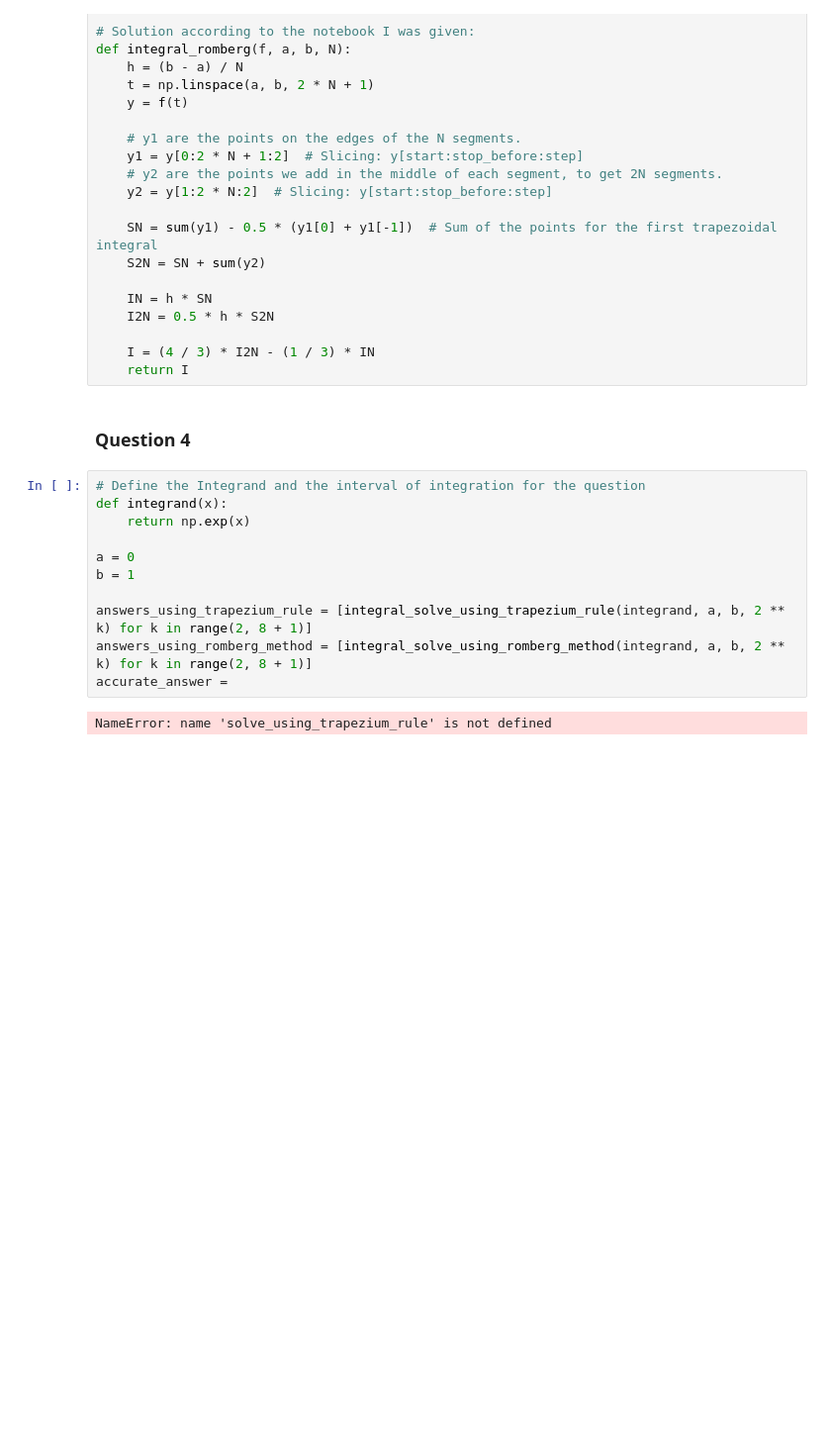
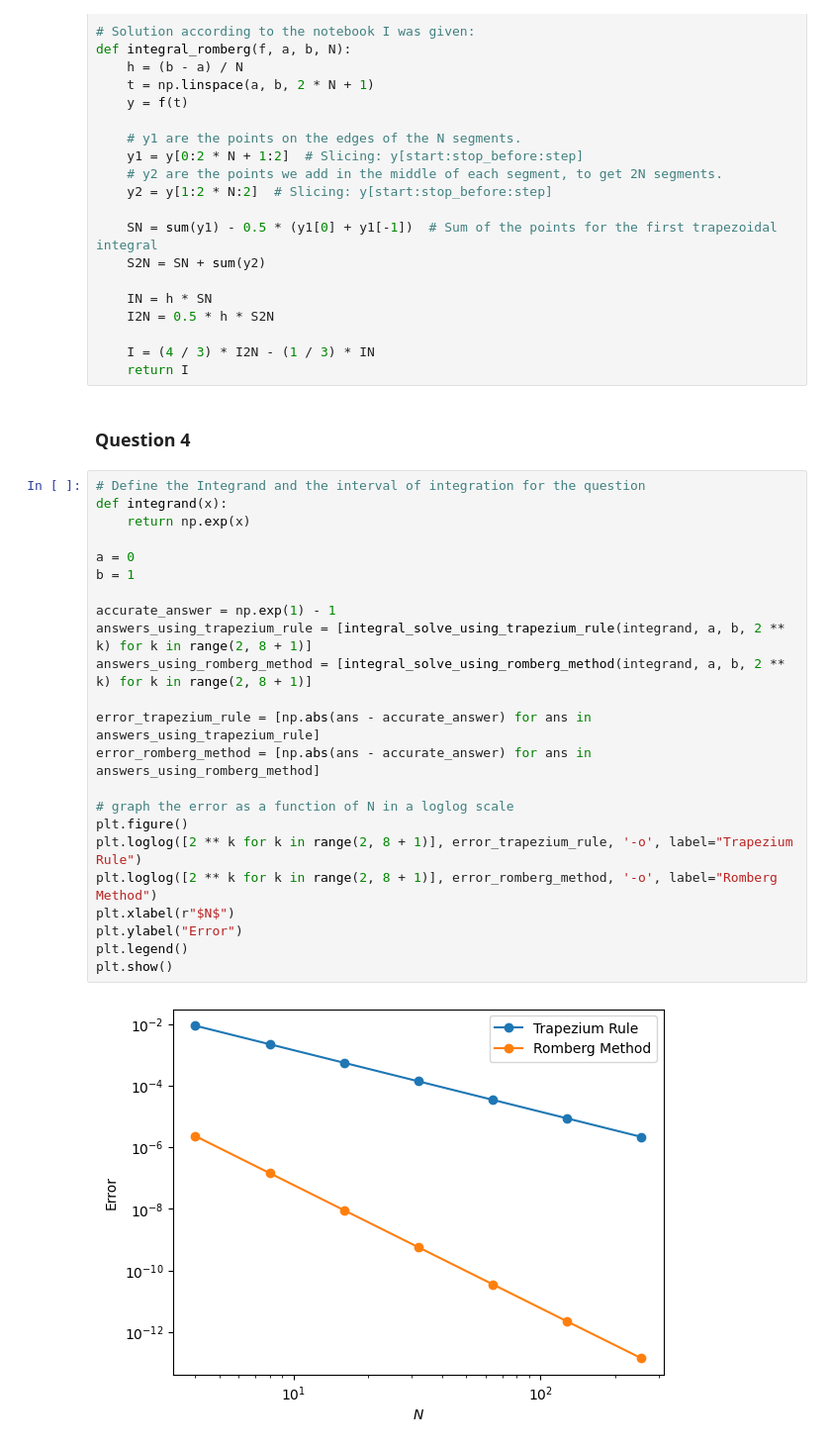
Before and after one commit to GalD101/Numerical-Analysis, a Jupyter notebook: Assignment 2/assignment2.ipynb, the cells around one changed output. Shown at 99% size. Saved outputs shown, nothing was run; the diff lists cells and outputs as text; blank space fills up the shorter version.

```diff
--- a/Assignment 2/assignment2.ipynb
+++ b/Assignment 2/assignment2.ipynb
@@ -163,13 +176,25 @@ def integral_romberg(f, a, b, N):
 # %%
 # Define the Integrand and the interval of integration for the question
 def integrand(x):
     return np.exp(x)
 
 a = 0
 b = 1
 
+accurate_answer = np.exp(1) - 1
 answers_using_trapezium_rule = [integral_solve_using_trapezium_rule(integrand, a, b, 2 ** k) for k in range(2, 8 + 1)]
 answers_using_romberg_method = [integral_solve_using_romberg_method(integrand, a, b, 2 ** k) for k in range(2, 8 + 1)]
-accurate_answer =
+
+error_trapezium_rule = [np.abs(ans - accurate_answer) for ans in answers_using_trapezium_rule]
+error_romberg_method = [np.abs(ans - accurate_answer) for ans in answers_using_romberg_method]
+
+# graph the error as a function of N in a loglog scale
+plt.figure()
+plt.loglog([2 ** k for k in range(2, 8 + 1)], error_trapezium_rule, '-o', label="Trapezium Rule")
+plt.loglog([2 ** k for k in range(2, 8 + 1)], error_romberg_method, '-o', label="Romberg Method")
+plt.xlabel(r"$N$")
+plt.ylabel("Error")
+plt.legend()
+plt.show()
 # %% [output]
-NameError: name 'solve_using_trapezium_rule' is not defined
+[figure, added]
```
Also changed, not shown: parts of 2 cells of this notebook.
